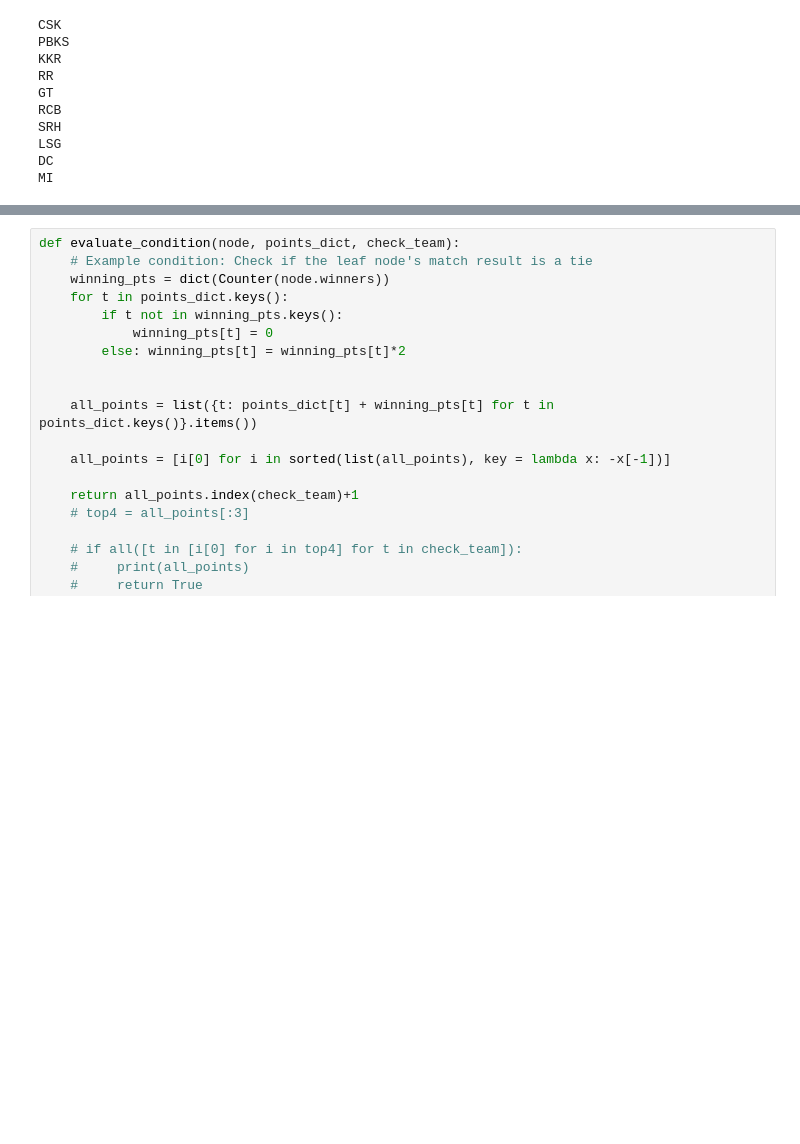
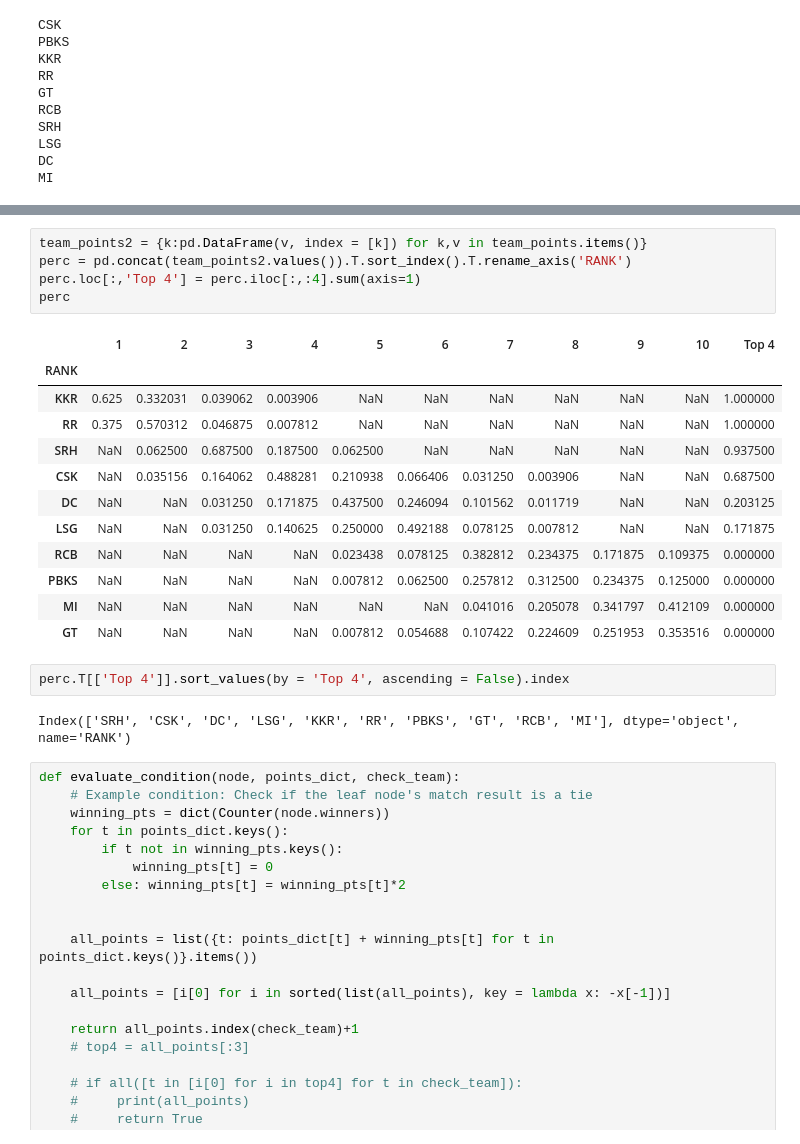
Before and after one commit to vishugp/IPL_Simulation, a Jupyter notebook: ipl_sim.ipynb, the cells around one changed output, grey strips where cells are left out. Drawn from its saved outputs; the diff is of its cells as text; blank space fills up the shorter version.

```diff
--- a/ipl_sim.ipynb
+++ b/ipl_sim.ipynb
@@ -312,3 +317,25 @@ styled_df
+# %%
+team_points2 = {k:pd.DataFrame(v, index = [k]) for k,v in team_points.items()}
+perc = pd.concat(team_points2.values()).T.sort_index().T.rename_axis('RANK')
+perc.loc[:,'Top 4'] = perc.iloc[:,:4].sum(axis=1)
+perc
+# %% [output]
+|  | 1 | 2 | 3 | 4 | 5 | 6 | 7 | 8 | 9 | 10 | Top 4 |
+| RANK |  |  |  |  |  |  |  |  |  |  |  |
+| KKR | 0.625 | 0.332031 | 0.039062 | 0.003906 | NaN | NaN | NaN | NaN | NaN | NaN | 1.000000 |
+| RR | 0.375 | 0.570312 | 0.046875 | 0.007812 | NaN | NaN | NaN | NaN | NaN | NaN | 1.000000 |
+| SRH | NaN | 0.062500 | 0.687500 | 0.187500 | 0.062500 | NaN | NaN | NaN | NaN | NaN | 0.937500 |
+| CSK | NaN | 0.035156 | 0.164062 | 0.488281 | 0.210938 | 0.066406 | 0.031250 | 0.003906 | NaN | NaN | 0.687500 |
+| DC | NaN | NaN | 0.031250 | 0.171875 | 0.437500 | 0.246094 | 0.101562 | 0.011719 | NaN | NaN | 0.203125 |
+| LSG | NaN | NaN | 0.031250 | 0.140625 | 0.250000 | 0.492188 | 0.078125 | 0.007812 | NaN | NaN | 0.171875 |
+| RCB | NaN | NaN | NaN | NaN | 0.023438 | 0.078125 | 0.382812 | 0.234375 | 0.171875 | 0.109375 | 0.000000 |
+| PBKS | NaN | NaN | NaN | NaN | 0.007812 | 0.062500 | 0.257812 | 0.312500 | 0.234375 | 0.125000 | 0.000000 |
+| MI | NaN | NaN | NaN | NaN | NaN | NaN | 0.041016 | 0.205078 | 0.341797 | 0.412109 | 0.000000 |
+| GT | NaN | NaN | NaN | NaN | 0.007812 | 0.054688 | 0.107422 | 0.224609 | 0.251953 | 0.353516 | 0.000000 |
+# %%
+perc.T[['Top 4']].sort_values(by = 'Top 4', ascending = False).index
+# %% [output]
+Index(['SRH', 'CSK', 'DC', 'LSG', 'KKR', 'RR', 'PBKS', 'GT', 'RCB', 'MI'], dtype='object', name='RANK')
 # %%
 def evaluate_condition(node, points_dict, check_team):
     # Example condition: Check if the leaf node's match result is a tie
```
Also changed, not shown: parts of 1 cell of this notebook, 1 other file.
